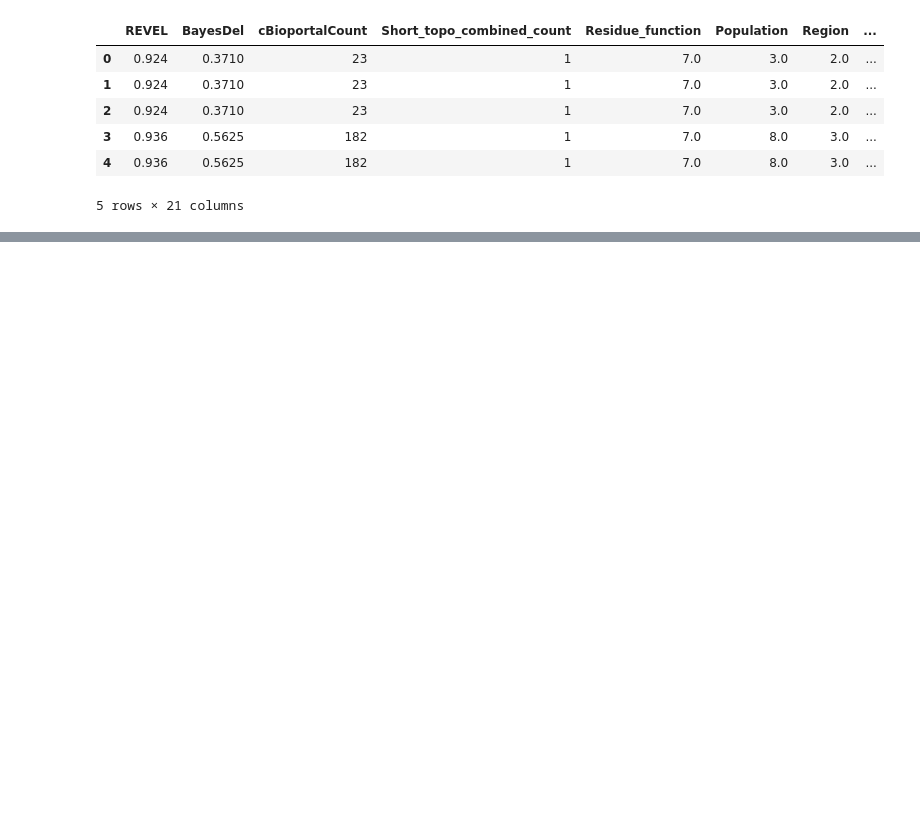
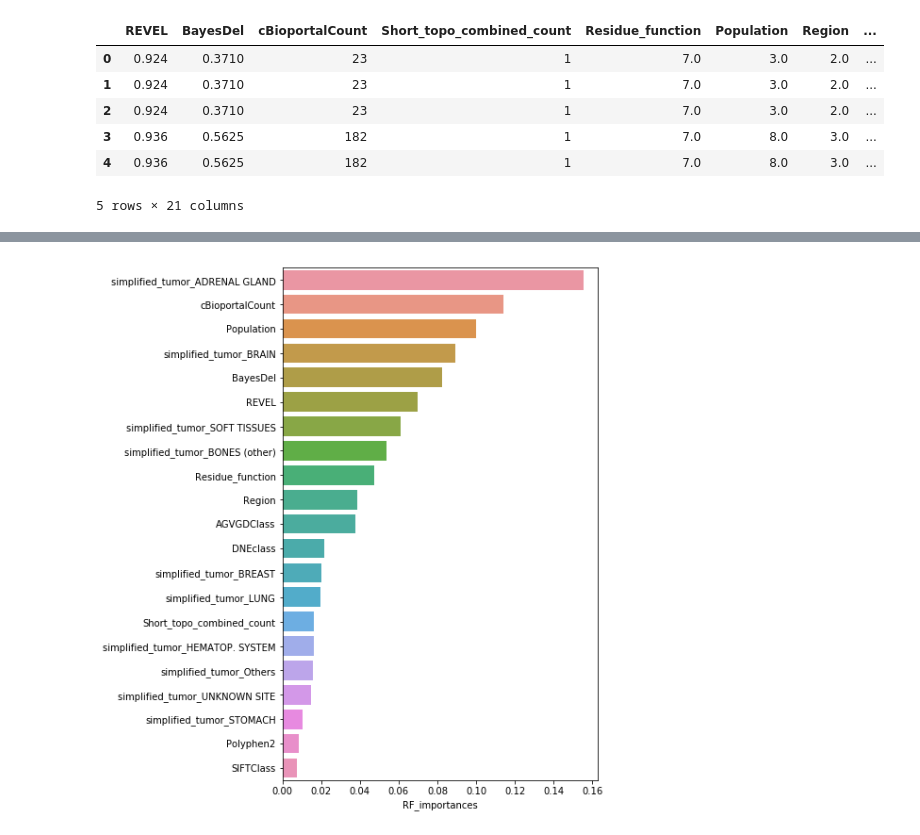
Before and after one commit to tkhsu00/LFS_multiVar, a Jupyter notebook: Age of onset prediction model.ipynb, the cells around one changed output, grey strips where cells are left out. Drawn from its saved outputs; the diff is of its cells as text; code cells hidden in the pictures; blank space fills up the shorter version.

Commit message:
Build ML prediction model

```diff
--- a/Age of onset prediction model.ipynb
+++ b/Age of onset prediction model.ipynb
@@ -225,0 +265,3 @@ df_sel_features.head()
+# %%
+# Replace missing values with median
+X_filledbymedian = impute.SimpleImputer(strategy='median').fit_transform(X)
@@ -225,0 +270,15 @@ df_sel_features.head()
+# %%
+r2 = []
+fold = 10  # Set the number of fold for cross validation
+
+kf = KFold(n_splits=fold,shuffle=True)
+for train_index, test_index in kf.split(X_filledbymedian):
+    X_train, X_test = X_filledbymedian[train_index], X_filledbymedian[test_index]
+    y_train, y_test = y[train_index], y[test_index]
+    RF = RandomForestRegressor().fit(X_train, y_train)
+    y_pred = RF.predict(X_test)
+    r2.append(r2_score(y_test,y_pred))
+
+    d_RF_importances = dict(zip(feature_to_use, RF.feature_importances_))
+
+r2
@@ -225,0 +296,4 @@ df_sel_features.head()
+# %%
+# convert feature importances to dcitionary
+d_RF_importances = dict(zip(feature_to_use, RF.feature_importances_))
+d_RF_importances
@@ -225,0 +318,8 @@ df_sel_features.head()
+# %%
+df_RF_importances = pd.DataFrame.from_dict(d_RF_importances, orient='index',columns=['RF_importances'])
+df_RF_importances.sort_values('RF_importances',ascending=False,inplace=True)
+# %%
+plt.figure(figsize=(6,10))
+ax = sns.barplot(x='RF_importances',y=df_RF_importances.index, data=df_RF_importances)
+# %% [output]
+[figure, added]
```
Also changed, not shown: parts of 10 cells of this notebook.
